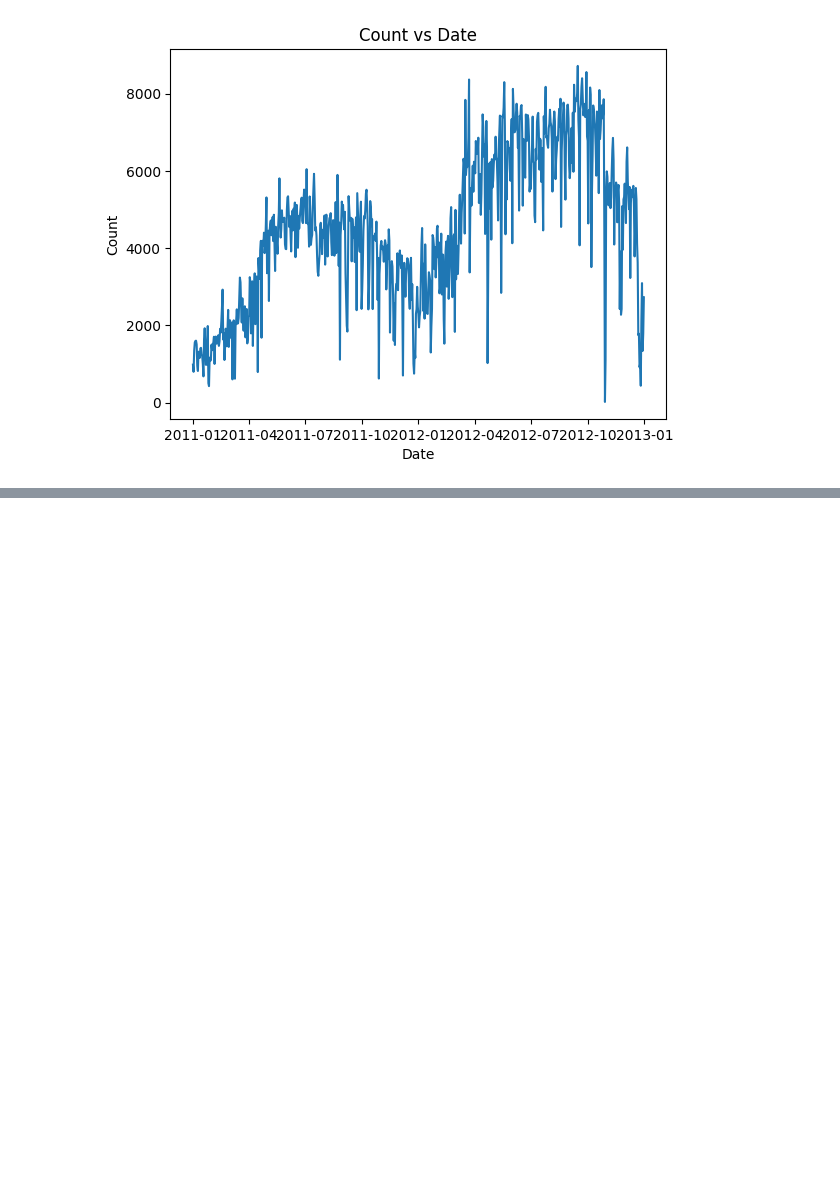
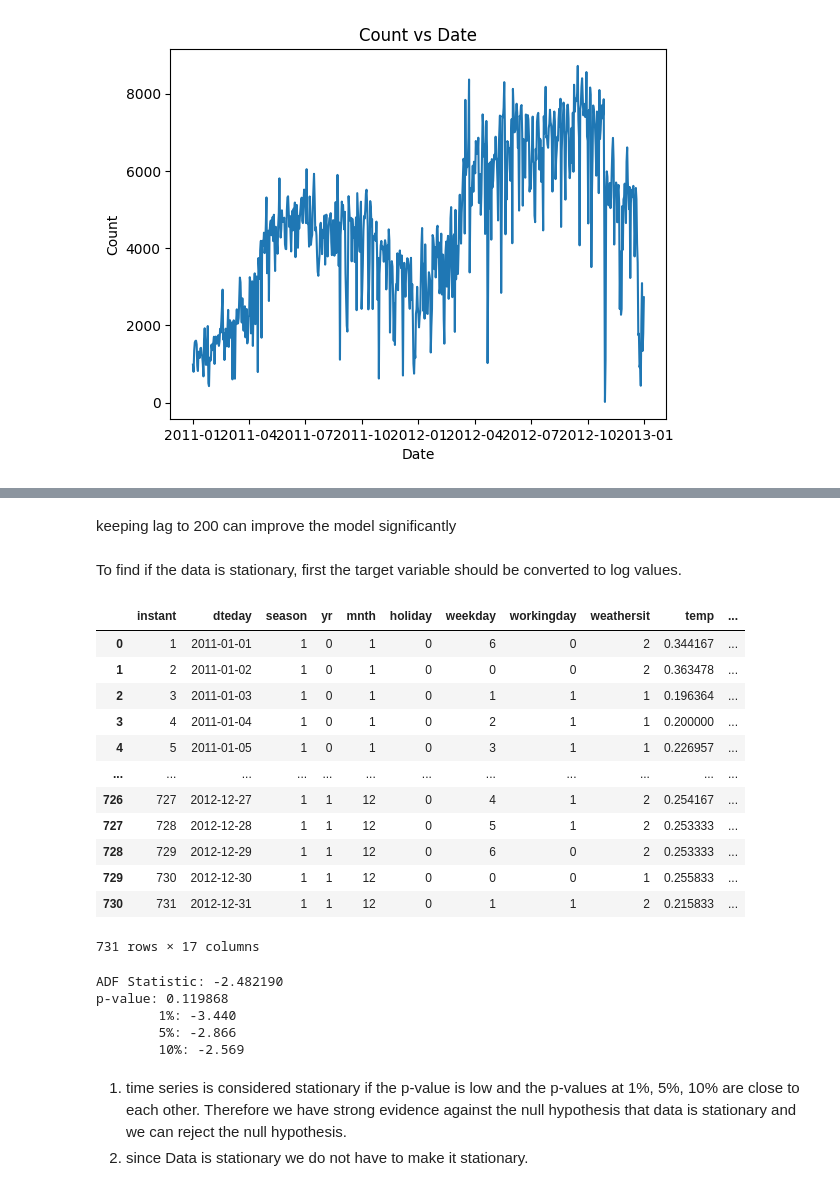
Before and after one commit to Aryan120798/BlueBike, a Jupyter notebook: BlueBike.ipynb, the cells around one changed output, grey strips where cells are left out. Cells and saved outputs as stored; diff of their text form; code cells hidden in the pictures; blank space fills up the shorter version.

```diff
--- a/BlueBike.ipynb
+++ b/BlueBike.ipynb
@@ -483,0 +496,22 @@ plt.show()
+# %% [markdown]
+keeping lag to 200 can improve the model significantly
+# %% [markdown]
+To find if the data is stationary, first the target variable should be converted to log values.
+# %%
+df_log = df.copy(deep = True)
+df_log['log_cnt'] = np.log(df_log.cnt)
+df_log
+# %% [output]
+|  | instant | dteday | season | yr | mnth | holiday | weekday | workingday | weathersit | temp | ... |
+| 0 | 1 | 2011-01-01 | 1 | 0 | 1 | 0 | 6 | 0 | 2 | 0.344167 | ... |
+| 1 | 2 | 2011-01-02 | 1 | 0 | 1 | 0 | 0 | 0 | 2 | 0.363478 | ... |
+| 2 | 3 | 2011-01-03 | 1 | 0 | 1 | 0 | 1 | 1 | 1 | 0.196364 | ... |
+| 3 | 4 | 2011-01-04 | 1 | 0 | 1 | 0 | 2 | 1 | 1 | 0.200000 | ... |
+| 4 | 5 | 2011-01-05 | 1 | 0 | 1 | 0 | 3 | 1 | 1 | 0.226957 | ... |
+| ... | ... | ... | ... | ... | ... | ... | ... | ... | ... | ... | ... |
+| 726 | 727 | 2012-12-27 | 1 | 1 | 12 | 0 | 4 | 1 | 2 | 0.254167 | ... |
+| 727 | 728 | 2012-12-28 | 1 | 1 | 12 | 0 | 5 | 1 | 2 | 0.253333 | ... |
+| 728 | 729 | 2012-12-29 | 1 | 1 | 12 | 0 | 6 | 0 | 2 | 0.253333 | ... |
+| 729 | 730 | 2012-12-30 | 1 | 1 | 12 | 0 | 0 | 0 | 1 | 0.255833 | ... |
+| 730 | 731 | 2012-12-31 | 1 | 1 | 12 | 0 | 1 | 1 | 2 | 0.215833 | ... |
+731 rows × 17 columns
@@ -483,0 +520,18 @@ plt.show()
+# %%
+from statsmodels.tsa.stattools import adfuller
+
+result = adfuller(df_log.iloc[:, -1:])
+print('ADF Statistic: %f' % result[0])
+print('p-value: %f' % result[1])
+
+for key, value in result[4].items():
+    print('\t%s: %.3f' % (key, value))
+# %% [output]
+ADF Statistic: -2.482190
+p-value: 0.119868
+        1%: -3.440
+        5%: -2.866
+        10%: -2.569
+# %% [markdown]
+1. time series is considered stationary if the p-value is low and the p-values at 1%, 5%, 10% are close to each other. Therefore we have strong evidence against the null hypothesis that data is stationary and we can reject the null hypothesis.
+2. since Data is stationary we do not have to make it stationary.
```
Also changed, not shown: parts of 8 cells of this notebook.
